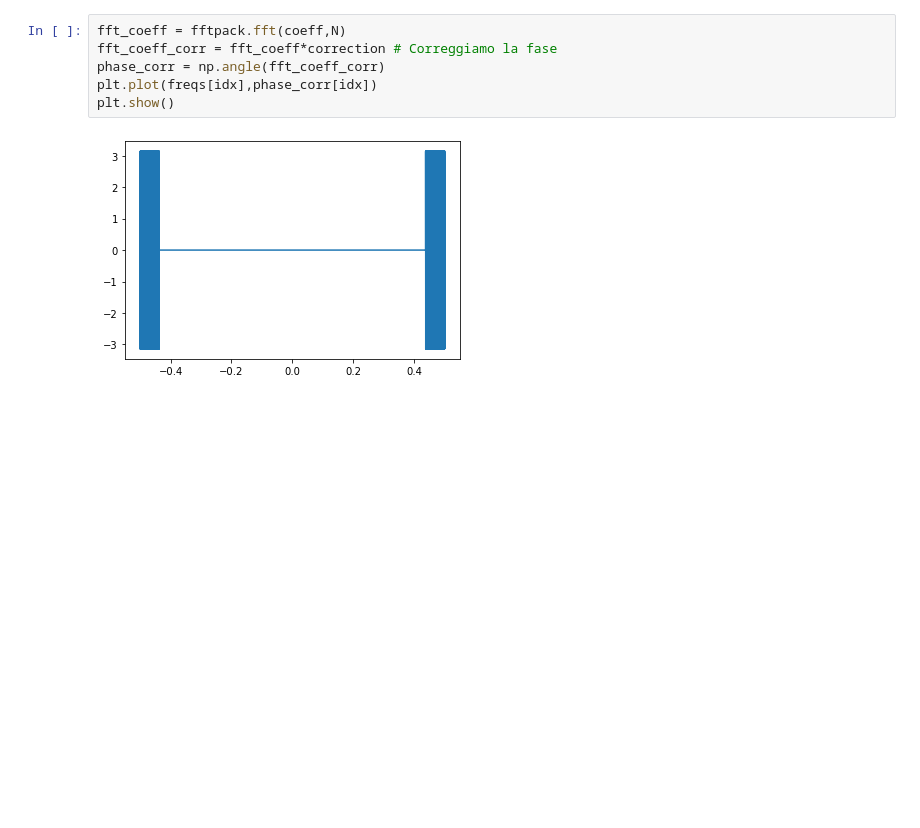
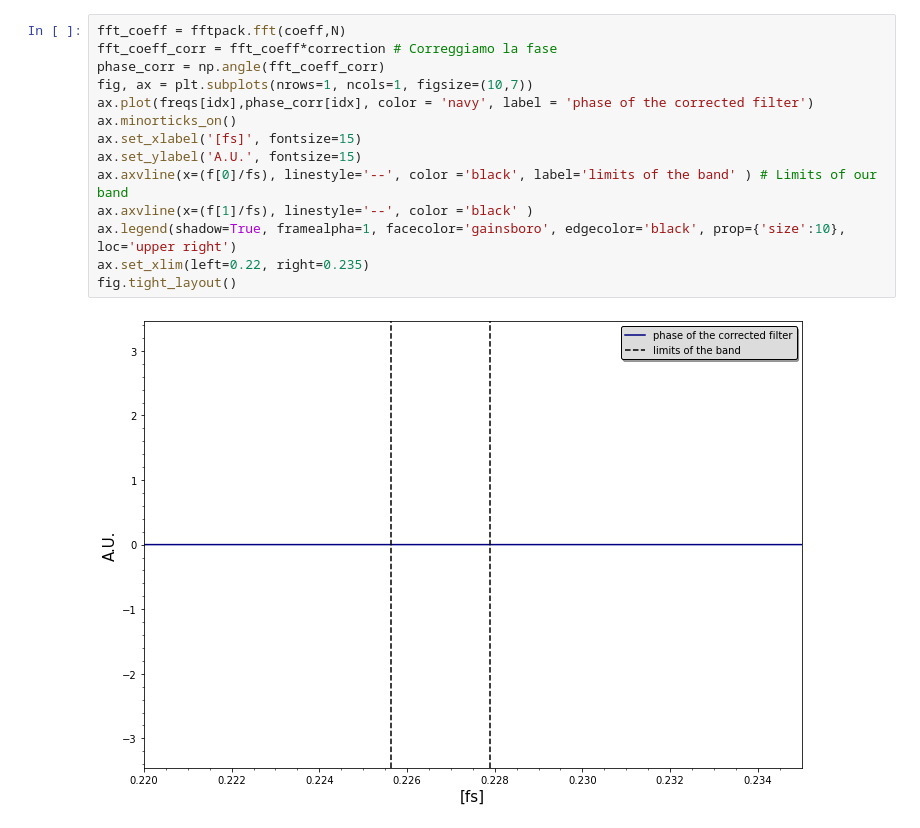
Before and after one commit to GiacomoFrn/MAPD_modA, a Jupyter notebook: python_part.ipynb, the cells around one changed output. Saved outputs shown, nothing was run; the diff lists cells and outputs as text; blank space fills up the shorter version.

```diff
--- a/python_part.ipynb
+++ b/python_part.ipynb
@@ -99,11 +107,19 @@ plt.show()# lineare, non distorciamo il segnale trasmesso
 # %%
 fft_coeff = fftpack.fft(coeff,N)
 fft_coeff_corr = fft_coeff*correction # Correggiamo la fase
 phase_corr = np.angle(fft_coeff_corr)
-plt.plot(freqs[idx],phase_corr[idx])
-plt.show()
+fig, ax = plt.subplots(nrows=1, ncols=1, figsize=(10,7))
+ax.plot(freqs[idx],phase_corr[idx], color = 'navy', label = 'phase of the corrected filter')
+ax.minorticks_on()
+ax.set_xlabel('[fs]', fontsize=15)
+ax.set_ylabel('A.U.', fontsize=15)
+ax.axvline(x=(f[0]/fs), linestyle='--', color ='black', label='limits of the band' ) # Limits of our band
+ax.axvline(x=(f[1]/fs), linestyle='--', color ='black' )
+ax.legend(shadow=True, framealpha=1, facecolor='gainsboro', edgecolor='black', prop={'size':10}, loc='upper right')
+ax.set_xlim(left=0.22, right=0.235)
+fig.tight_layout()
 # %% [output]
-[figure, old version]
+[figure, new version]
 # %%
 # Normalize the Signal Value and Plot it on a graph
 pow_audio_signal_1 = sig_audio_1 / np.power(2, 15)      #normalizzazione
```
Also changed, not shown: parts of 8 cells of this notebook.
